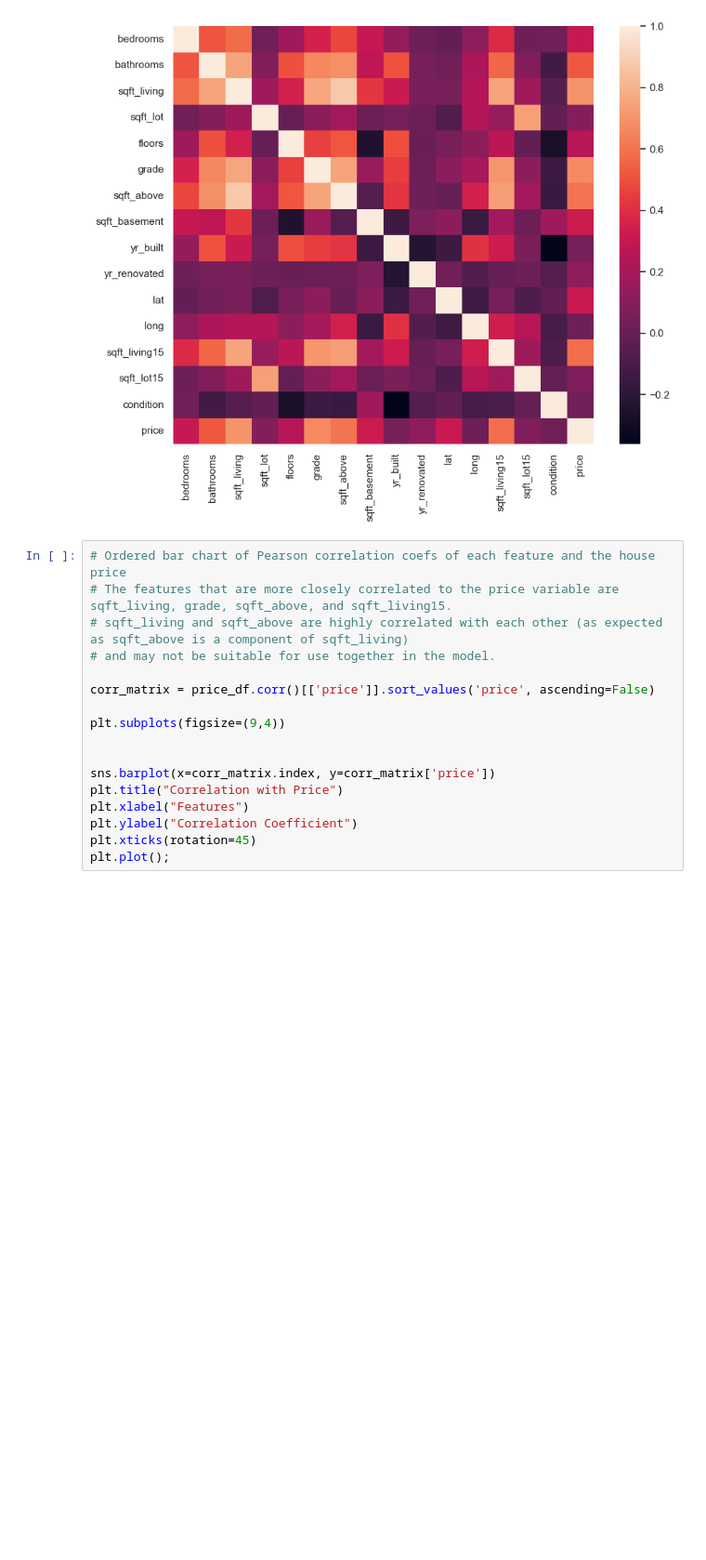
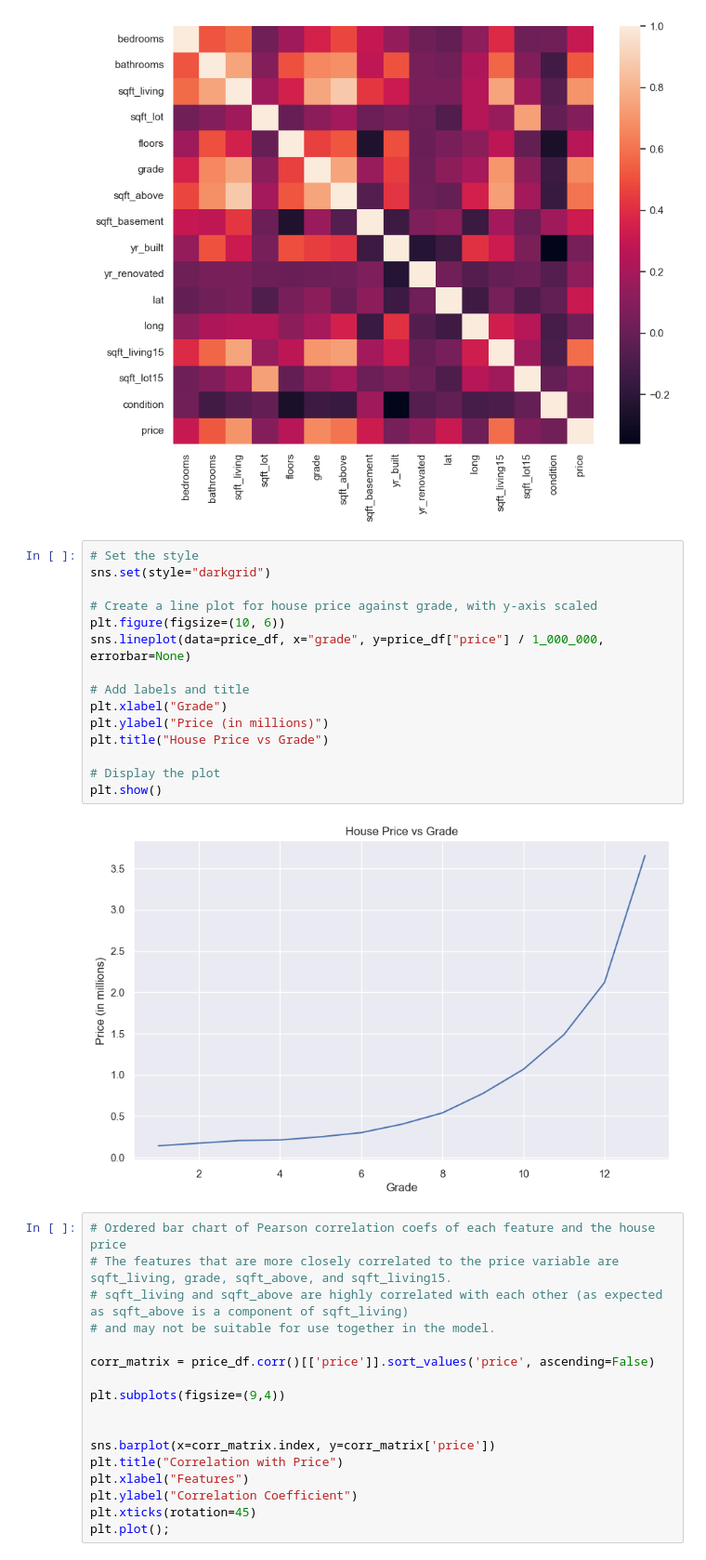
Before and after one commit to Louis-Bad/MSc_Concepts_of_AI, a Jupyter notebook: notebooks/2464006_data_science_assignment.ipynb, the cells around one changed output. Shown at 93% size. Cells and saved outputs as stored; diff of their text form; blank space fills up the shorter version.

```diff
--- a/notebooks/2464006_data_science_assignment.ipynb
+++ b/notebooks/2464006_data_science_assignment.ipynb
@@ -167,6 +174,23 @@ sns.heatmap(price_df.corr())
 plt.show();
 # %% [output]
 [figure]
+# %%
+# Set the style
+sns.set(style="darkgrid")
+
+# Create a line plot for house price against grade, with y-axis scaled
+plt.figure(figsize=(10, 6))
+sns.lineplot(data=price_df, x="grade", y=price_df["price"] / 1_000_000, errorbar=None)
+
+# Add labels and title
+plt.xlabel("Grade")
+plt.ylabel("Price (in millions)")
+plt.title("House Price vs Grade")
+
+# Display the plot
+plt.show()
+# %% [output]
+[figure, added]
 # %%
 # Ordered bar chart of Pearson correlation coefs of each feature and the house price
 # The features that are more closely correlated to the price variable are sqft_living, grade, sqft_above, and sqft_living15.
```
Also changed, not shown: parts of 3 cells of this notebook.
